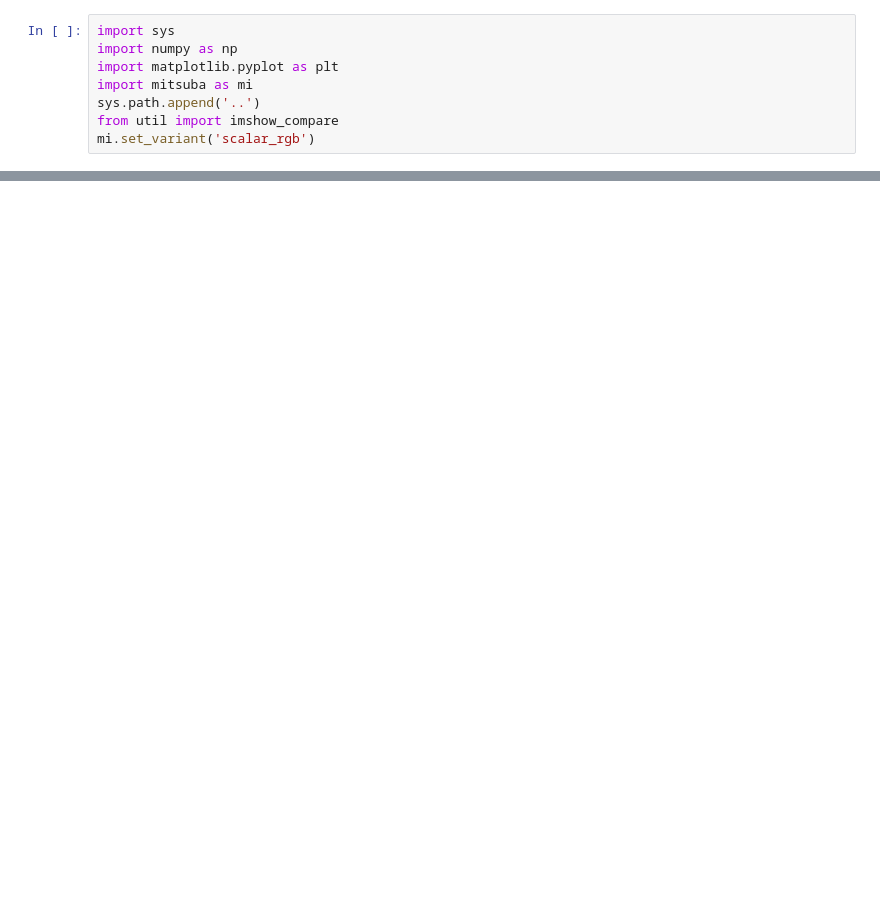
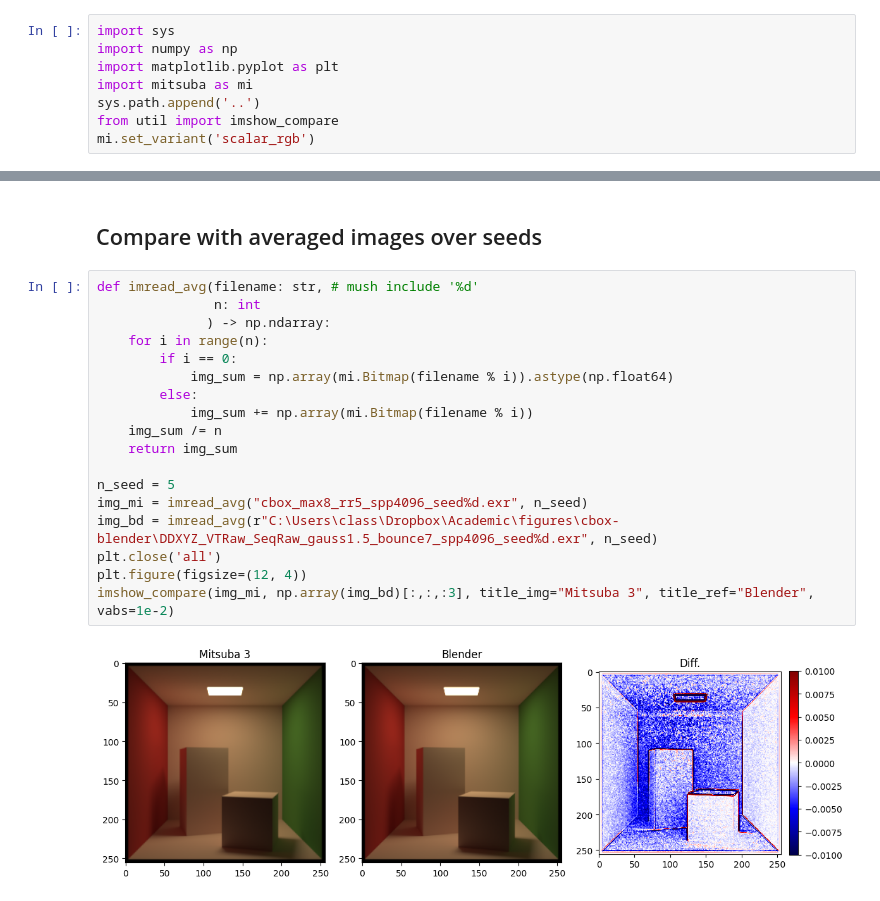
Before and after one commit to shinyoung-yi/lecture-rendering-mitsuba, a Jupyter notebook: figsrc/blender_compare.ipynb, the cells around one changed output, grey strips where cells are left out. Cells and saved outputs as stored; diff of their text form; blank space fills up the shorter version.

```diff
--- a/figsrc/blender_compare.ipynb
+++ b/figsrc/blender_compare.ipynb
@@ -16,0 +24,22 @@ imshow_compare(img_mi, np.array(img_bd)[:,:,:3], title_img="Mitsuba 3", title_re
+# %% [markdown]
+ ## Compare with averaged images over seeds
+# %%
+def imread_avg(filename: str, # mush include '%d'
+               n: int
+              ) -> np.ndarray:
+    for i in range(n):
+        if i == 0:
+            img_sum = np.array(mi.Bitmap(filename % i)).astype(np.float64)
+        else:
+            img_sum += np.array(mi.Bitmap(filename % i))
+    img_sum /= n
+    return img_sum
+
+n_seed = 5
+img_mi = imread_avg("cbox_max8_rr5_spp4096_seed%d.exr", n_seed)
+img_bd = imread_avg(r"C:\Users\class\Dropbox\Academic\figures\cbox-blender\DDXYZ_VTRaw_SeqRaw_gauss1.5_bounce7_spp4096_seed%d.exr", n_seed)
+plt.close('all')
+plt.figure(figsize=(12, 4))
+imshow_compare(img_mi, np.array(img_bd)[:,:,:3], title_img="Mitsuba 3", title_ref="Blender", vabs=1e-2)
+# %% [output]
+[figure, added]
```
Also changed, not shown: parts of 4 cells of this notebook, 13 other files.
